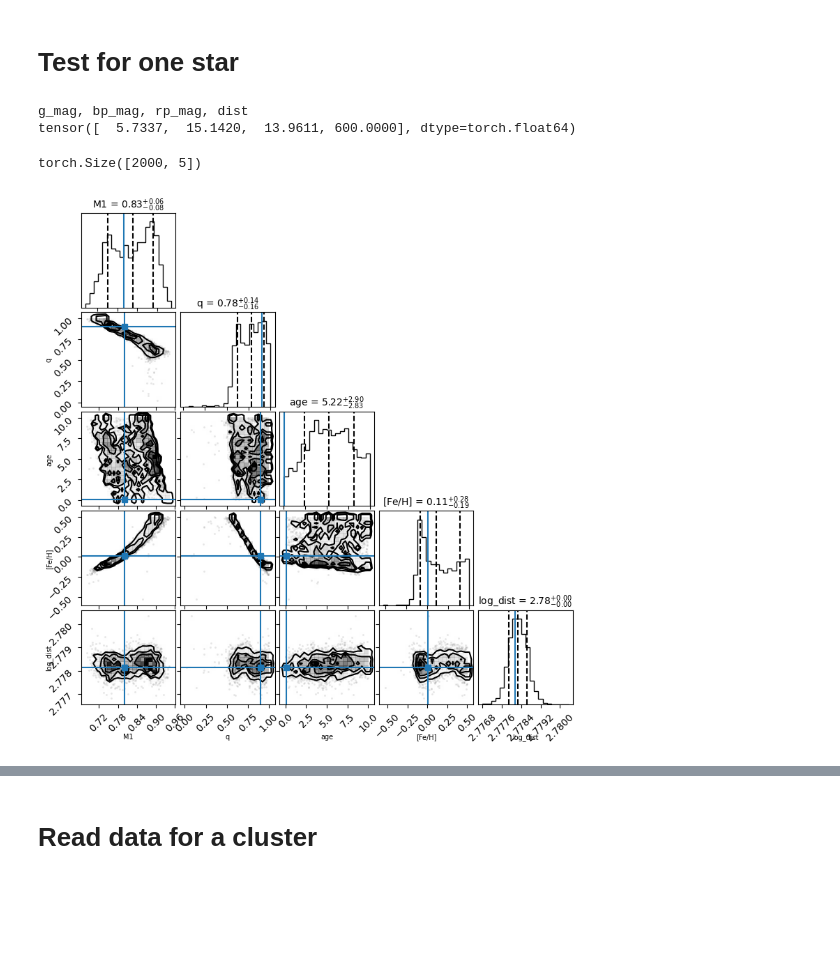
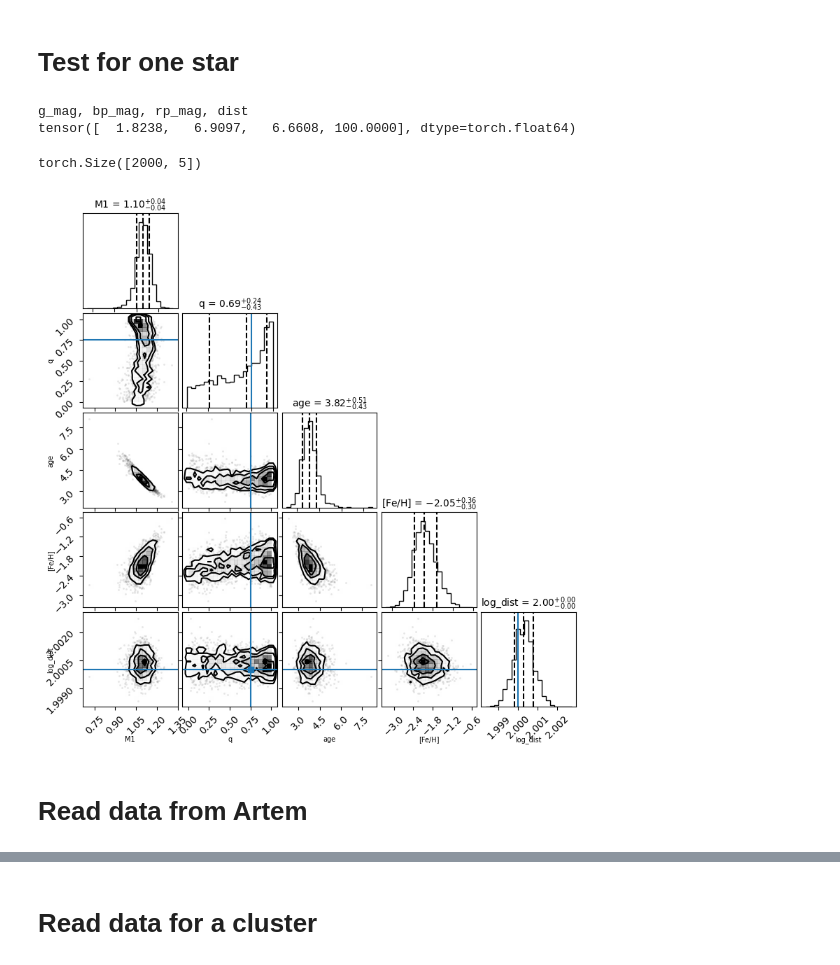
Before and after one commit to stevenalfonso/SBIforBinaryStars, a Jupyter notebook: sbi_for_binaries.ipynb, the cells around one changed output, grey strips where cells are left out. Drawn from its saved outputs; the diff is of its cells as text; code cells hidden in the pictures; blank space fills up the shorter version.

Commit message:
plots

```diff
--- a/sbi_for_binaries.ipynb
+++ b/sbi_for_binaries.ipynb
@@ -139,7 +169,7 @@ age_lower, age_upper
 # %% [markdown]
 # Set priors
 # %%
-from torch.distributions import (Uniform, Beta, Pareto, Independent)
+from torch.distributions import (Uniform, Normal, Exponential)
 from torch.distributions.transforms import AffineTransform
 from torch.distributions.transformed_distribution import TransformedDistribution
 
@@ -149,11 +179,10 @@ from torch import tensor as tt
 from sbi.utils.user_input_checks import prepare_for_sbi
 
 
-age_bounds = [0.01, 10.0]           # Gyr
-mass_bounds = [0.2, 10.0]           # M1
-metallicity_bounds = [-2.0, 0.5]    # [Fe/H]
-distance_bounds = [100.0, 1000.0]   # log10(distance / pc)
-
+age_bounds = [0.01, 11.0]           # Gyr
+mass_bounds = [0.08, 6.0]           # M1
+metallicity_bounds = [-2.0, 0.6]    # [Fe/H]
+distance_bounds = [10.0, 200.0]     # distance pc
 
 num_simulations = 100_000
 num_samples = 2_000
@@ -162,19 +191,12 @@ select_prior = 1
 
 if select_prior == 1:
 
-    # prior = [
-    #     TransformedDistribution(Pareto(scale=tt([1.]), alpha=tt([5.])), AffineTransform(loc=tt([0.3]), scale=tt([5.0]))), # M!
-    #     Uniform(tt([0.]), tt([1.])),                                                                                      # q
-    #     Uniform(tt([age_lower]), tt([age_upper])),                                                                        # age
-    #     TransformedDistribution(Beta(tt([10.]), tt([2.])), AffineTransform(loc=tt([fe_h_lower]), scale=tt([fe_h_upper]))) # [Fe/H]
-    # ]
-
     prior = [
-    TransformedDistribution(Pareto(scale=tt([1.]), alpha=tt([5.])), \
-                            AffineTransform(loc=tt([mass_bounds[0]]), scale=tt([mass_bounds[1]]))),                   # M!
+    TransformedDistribution(Exponential(rate=tt([1.35])), \
+                            AffineTransform(loc=tt([mass_bounds[0]]), scale=tt([mass_bounds[1]]))),                   # M1
     Uniform(tt([0.]), tt([1.])),                                                                                      # q
     Uniform(tt([age_bounds[0]]), tt([age_bounds[1]])),                                                                # age
-    TransformedDistribution(Beta(tt([10.]), tt([2.])), \
+    TransformedDistribution(Normal(loc=tt([0.0]), scale=tt([0.5])), \
                             AffineTransform(loc=tt([metallicity_bounds[0]]), scale=tt([metallicity_bounds[1]]))),     # [Fe/H]
     Uniform(tt([np.log10(distance_bounds[0])]), tt([np.log10(distance_bounds[1])]))                                   # log10(dist)
     ]
@@ -258,8 +278,8 @@ def simulate_for_sbi_strict(simulator, proposal, num_simulations, max_trials=np.
 # %% [markdown]
 # Build or load posterior
 # %%
-#posterior_path = "./data/train_posterior.pkl"
-posterior_path = "./data/train_posterior_as_paper.pkl"
+posterior_path = "./data/train_posterior.pkl"
+#posterior_path = "./data/train_posterior_v2.pkl"
 
 if os.path.exists(posterior_path):
     print(f"Pre-loading posterior from {posterior_path}")
@@ -326,29 +344,29 @@ fig.tight_layout()
 # %% [markdown]
 # Test for one star
 # %%
-mass = 0.8
-q = 0.9
+mass = 1.8
+q = 0.75
 age = 0.1
 metallicity = 0.01
-dist = 600
+dist = 100
 
 truth = np.array([mass, q, age, metallicity, np.log10(dist)])
 observation = simulator(truth)
 print('g_mag, bp_mag, rp_mag, dist')
 print(observation)
 assert np.all(np.isfinite(np.array(observation)))
 
 samples = posterior.sample((num_samples,), x=torch.tensor(observation), show_progress_bars=True) # sample_with='mcmc'
 # num_samples
 
 labels = ("M1", "q", "age", "[Fe/H]", "log_dist")
 print(samples.shape)
 n_dim = samples.numpy().shape[1]
 fig, _ = plt.subplots(n_dim, n_dim, figsize=(8,8))
 fig = corner.corner(samples.numpy(), labels=labels, truths=truth, quantiles=[0.16, 0.5, 0.84], show_titles=True, fig=fig,
                     title_kwargs={"fontsize":10}, label_kwargs=dict(fontsize=7), truth_color='C0')
 # %% [output]
 g_mag, bp_mag, rp_mag, dist
-tensor([  5.7337,  15.1420,  13.9611, 600.0000], dtype=torch.float64)
+tensor([  1.8238,   6.9097,   6.6608, 100.0000], dtype=torch.float64)
 torch.Size([2000, 5])
-[figure, old version]
+[figure, new version]
@@ -361,0 +373,2 @@ torch.Size([2000, 5])
+# %% [markdown]
+# Read data from Artem
```
Also changed, not shown: parts of 51 cells of this notebook, 2 other files.
